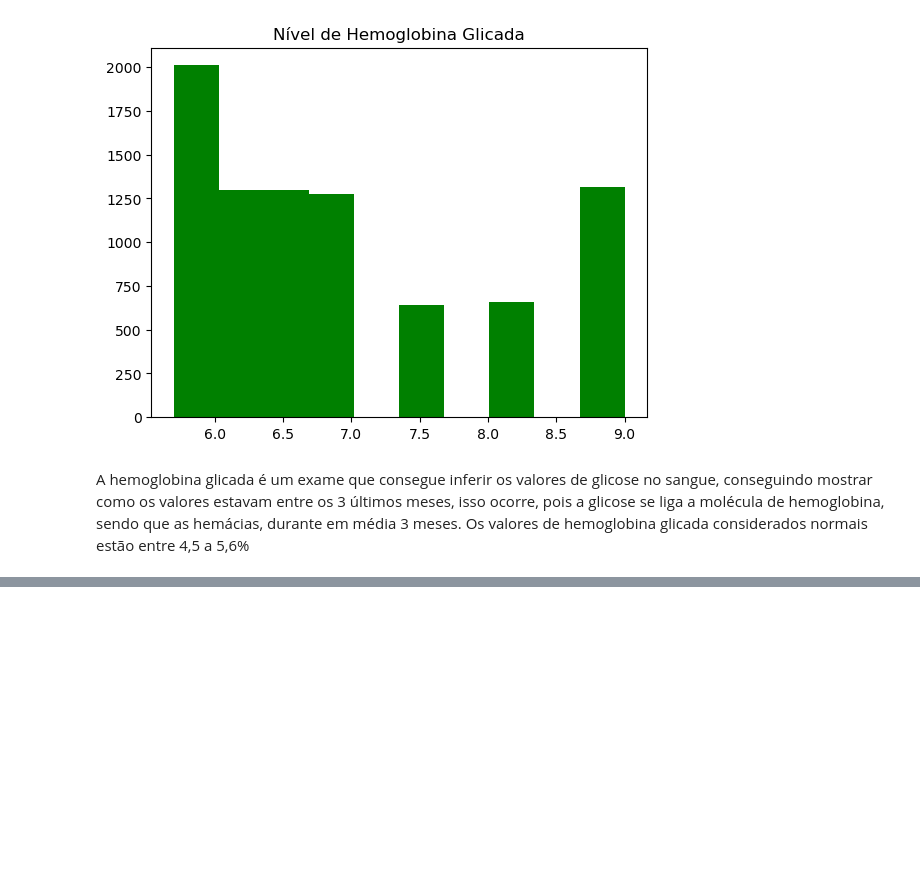
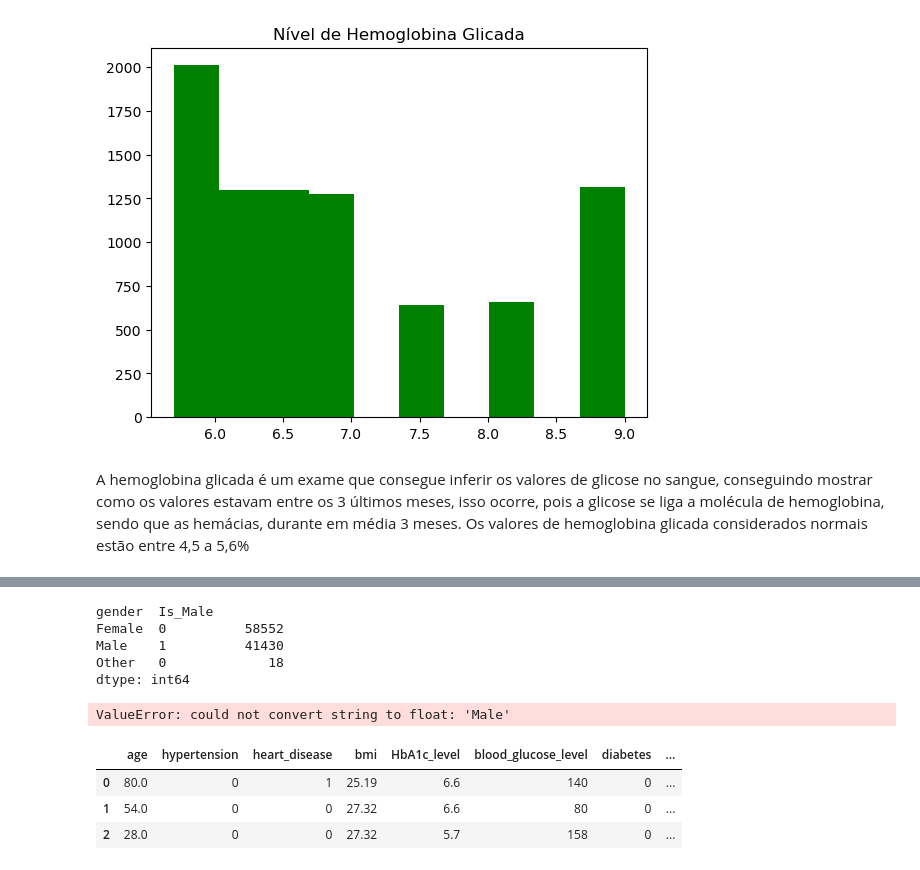
Before and after one commit to Bredariolcaroline/Data-analysis-and-data-science, a Jupyter notebook: diabetes-checkpoint.ipynb, the cells around one changed output, grey strips where cells are left out. Saved outputs shown, nothing was run; the diff lists cells and outputs as text; code cells hidden in the pictures; blank space fills up the shorter version.

```diff
--- a/diabetes-checkpoint.ipynb
+++ b/diabetes-checkpoint.ipynb
@@ -189,0 +249,10 @@ A hemoglobina glicada é um exame que consegue inferir os valores de glicose no
+# %%
+base[['gender','Is_Male']].value_counts()
+# %% [output]
+gender  Is_Male
+Female  0          58552
+Male    1          41430
+Other   0             18
+dtype: int64
+# %%
+base = base.drop('gender',axis = 1)
@@ -189,0 +269,12 @@ A hemoglobina glicada é um exame que consegue inferir os valores de glicose no
+# %%
+#treinando o modelo
+arvore = arvore.fit(x_treino,y_treino)
+# %% [output]
+ValueError: could not convert string to float: 'Male'
+# %%
+base.head(3)
+# %% [output]
+|  | age | hypertension | heart_disease | bmi | HbA1c_level | blood_glucose_level | diabetes | ... |
+| 0 | 80.0 | 0 | 1 | 25.19 | 6.6 | 140 | 0 | ... |
+| 1 | 54.0 | 0 | 0 | 27.32 | 6.6 | 80 | 0 | ... |
+| 2 | 28.0 | 0 | 0 | 27.32 | 5.7 | 158 | 0 | ... |
```
Also changed, not shown: parts of 20 cells of this notebook.
